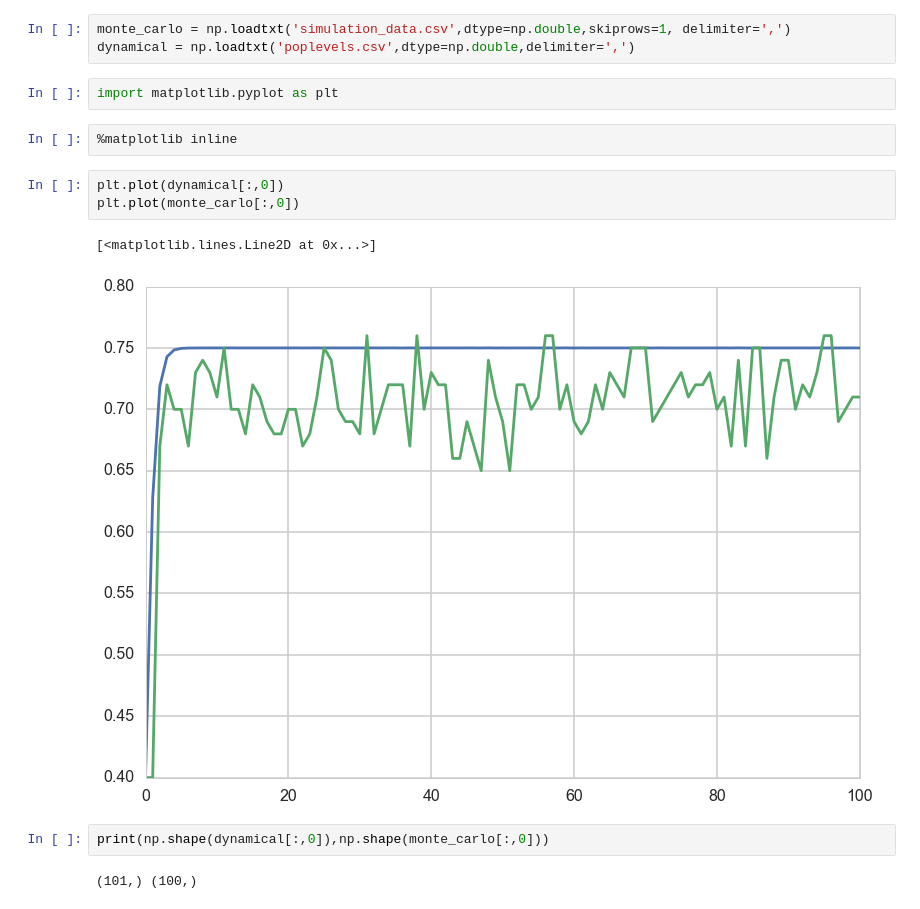
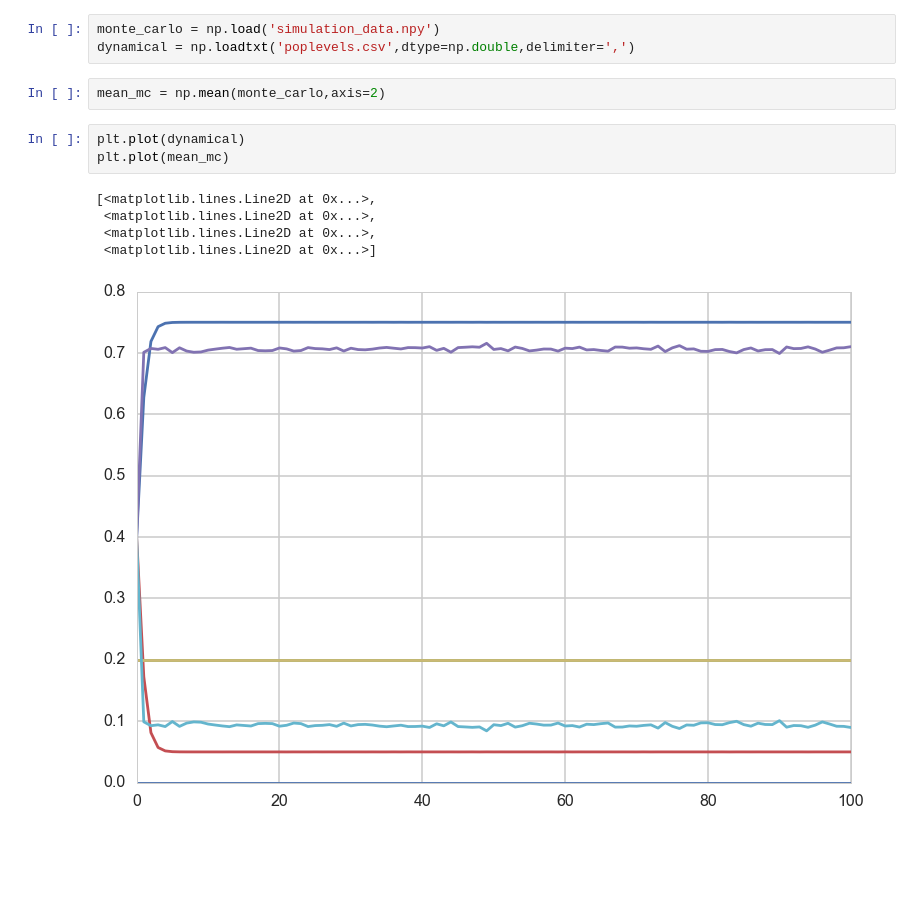
Before and after one commit to DavidNKraemer/flu-propagation-models, a Jupyter notebook: simulation/data-analysis.ipynb, the cells around one changed output. Saved outputs shown, nothing was run; the diff lists cells and outputs as text; blank space fills up the shorter version.

Commit message:
Changes to the Monte Carlo simulation that involve actually being able to build large samples of simulated data.

```diff
--- a/simulation/data-analysis.ipynb
+++ b/simulation/data-analysis.ipynb
@@ -11,17 +26,14 @@ Saving plot... Done!
 # %%
-monte_carlo = np.loadtxt('simulation_data.csv',dtype=np.double,skiprows=1, delimiter=',')
+monte_carlo = np.load('simulation_data.npy')
 dynamical = np.loadtxt('poplevels.csv',dtype=np.double,delimiter=',')
-# %%
-import matplotlib.pyplot as plt
-# %%
-%matplotlib inline
+# %%
+mean_mc = np.mean(monte_carlo,axis=2)
 # %%
-plt.plot(dynamical[:,0])
-plt.plot(monte_carlo[:,0])
+plt.plot(dynamical)
+plt.plot(mean_mc)
 # %% [output]
-[<matplotlib.lines.Line2D at 0x...>]
+[<matplotlib.lines.Line2D at 0x...>,
+ <matplotlib.lines.Line2D at 0x...>,
+ <matplotlib.lines.Line2D at 0x...>,
+ <matplotlib.lines.Line2D at 0x...>]
-[figure, old version]
+[figure, new version]
-# %%
-print(np.shape(dynamical[:,0]),np.shape(monte_carlo[:,0]))
-# %% [output]
-(101,) (100,)
```
Also changed, not shown: parts of 5 cells of this notebook, 9 other files.
